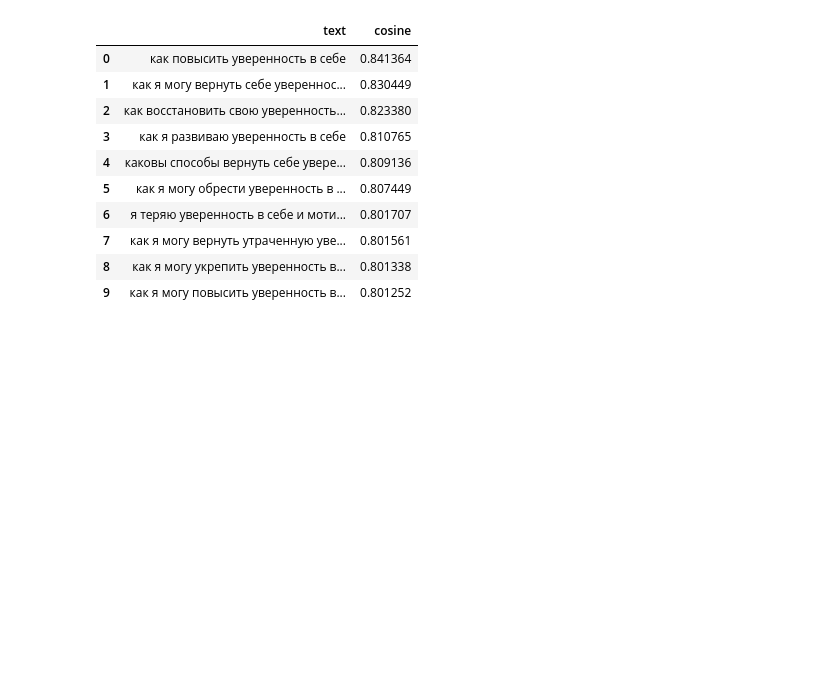
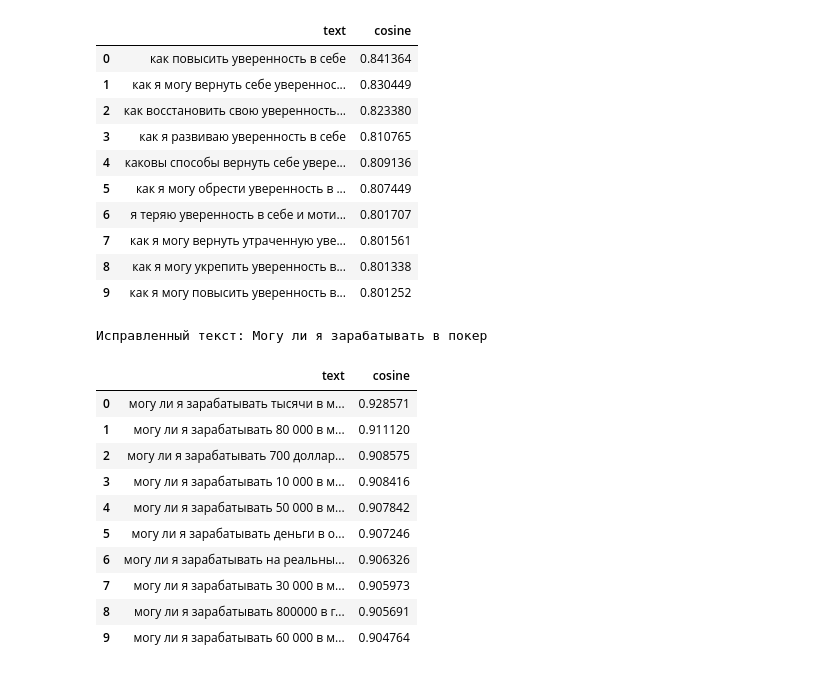
Before and after one commit to slavastar/Data-Analysis-Course, a Jupyter notebook: LW2.ipynb, the cells around one changed output. Drawn from its saved outputs; the diff is of its cells as text; code cells hidden in the pictures; blank space fills up the shorter version.

```diff
--- a/LW2.ipynb
+++ b/LW2.ipynb
@@ -348,3 +348,19 @@ most_similar_texts(text)
 | 7 | как я могу вернуть утраченную уве... | 0.801561 |
 | 8 | как я могу укрепить уверенность в... | 0.801338 |
 | 9 | как я могу повысить уверенность в... | 0.801252 |
+# %%
+text = 'Могу ли я зоробатыват в покерр?'
+most_similar_texts(text)
+# %% [output]
+Исправленный текст: Могу ли я зарабатывать в покер
+|  | text | cosine |
+| 0 | могу ли я зарабатывать тысячи в м... | 0.928571 |
+| 1 | могу ли я зарабатывать 80 000 в м... | 0.911120 |
+| 2 | могу ли я зарабатывать 700 доллар... | 0.908575 |
+| 3 | могу ли я зарабатывать 10 000 в м... | 0.908416 |
+| 4 | могу ли я зарабатывать 50 000 в м... | 0.907842 |
+| 5 | могу ли я зарабатывать деньги в о... | 0.907246 |
+| 6 | могу ли я зарабатывать на реальны... | 0.906326 |
+| 7 | могу ли я зарабатывать 30 000 в м... | 0.905973 |
+| 8 | могу ли я зарабатывать 800000 в г... | 0.905691 |
+| 9 | могу ли я зарабатывать 60 000 в м... | 0.904764 |
```
Also changed, not shown: parts of 2 cells of this notebook.
